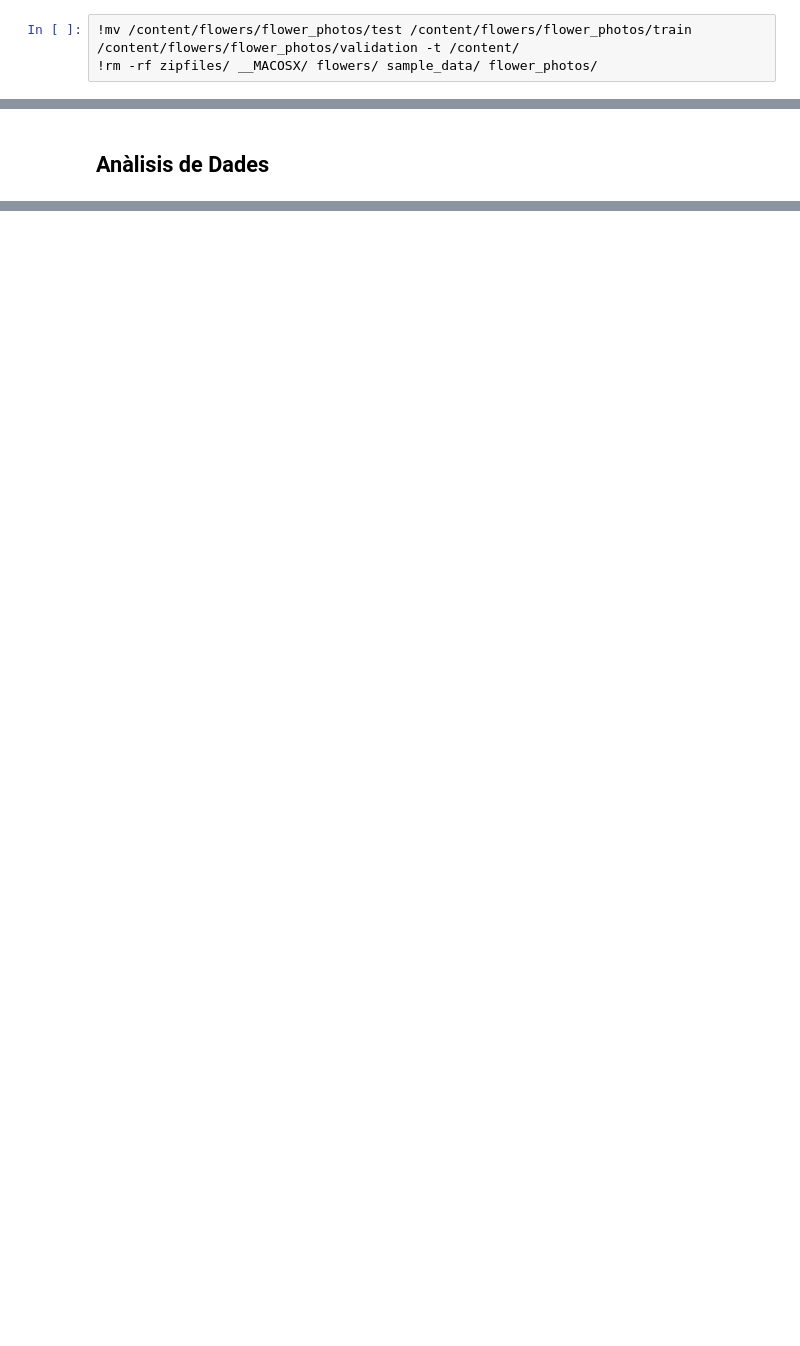
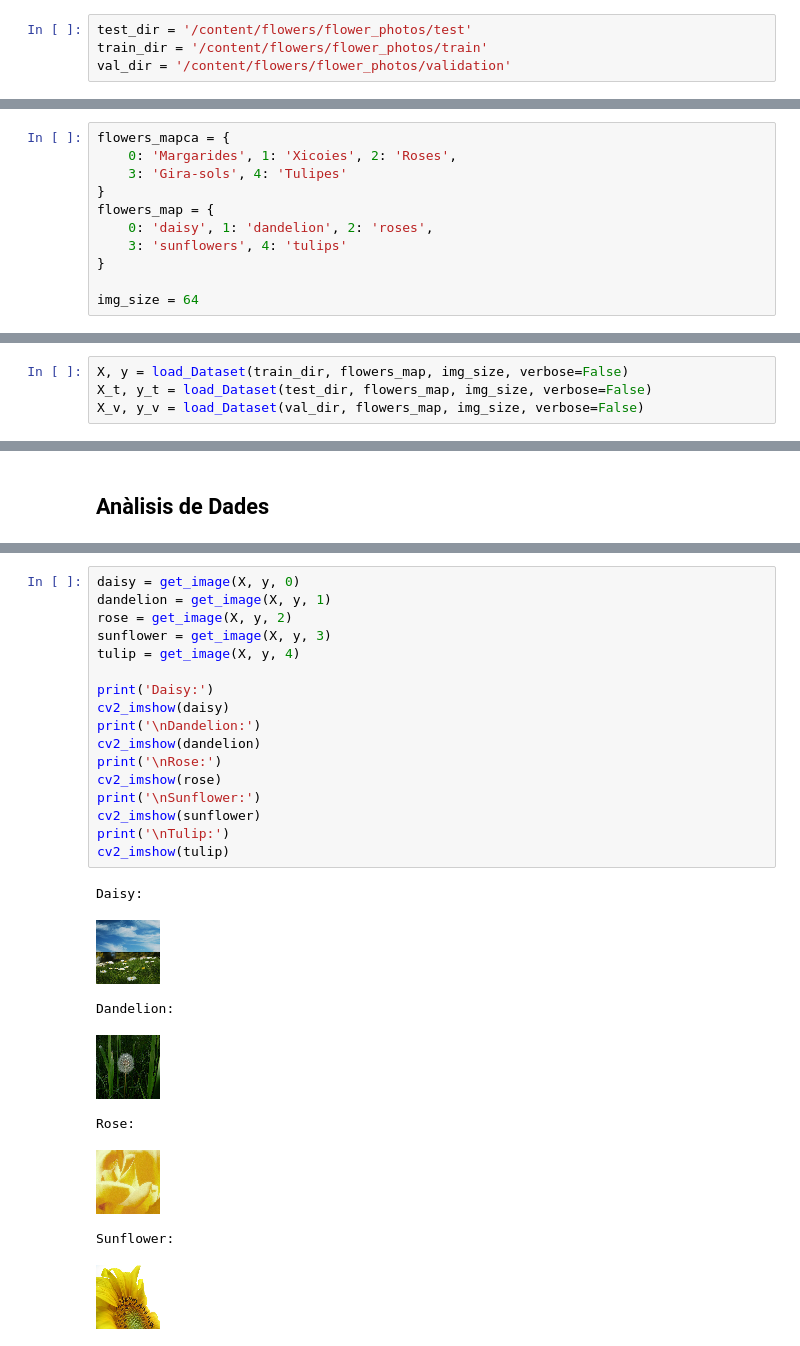
Before and after one commit to josep29/TDR, a Jupyter notebook: Flowers_class.ipynb, the cells around one changed output, grey strips where cells are left out. Drawn from its saved outputs; the diff is of its cells as text; blank space fills up the shorter version.

```diff
--- a/Flowers_class.ipynb
+++ b/Flowers_class.ipynb
@@ -62,3 +141,4 @@ unzip:  cannot find or open /content/zipfiles/flowers.zip, /content/zipfiles/flo
 # %%
-!mv /content/flowers/flower_photos/test /content/flowers/flower_photos/train /content/flowers/flower_photos/validation -t /content/
-!rm -rf zipfiles/ __MACOSX/ flowers/ sample_data/ flower_photos/
+test_dir = '/content/flowers/flower_photos/test'
+train_dir = '/content/flowers/flower_photos/train'
+val_dir = '/content/flowers/flower_photos/validation'
@@ -241,0 +147,11 @@ data_count = data_count(data_dir)
+# %%
+flowers_mapca = {
+    0: 'Margarides', 1: 'Xicoies', 2: 'Roses',
+    3: 'Gira-sols', 4: 'Tulipes'
+}
+flowers_map = {
+    0: 'daisy', 1: 'dandelion', 2: 'roses',
+    3: 'sunflowers', 4: 'tulips'
+}
+
+img_size = 64
@@ -241,0 +160,4 @@ data_count = data_count(data_dir)
+# %%
+X, y = load_Dataset(train_dir, flowers_map, img_size, verbose=False)
+X_t, y_t = load_Dataset(test_dir, flowers_map, img_size, verbose=False)
+X_v, y_v = load_Dataset(val_dir, flowers_map, img_size, verbose=False)
@@ -368,0 +343,26 @@ model.compile(optimizer='adam',
+# %%
+daisy = get_image(X, y, 0)
+dandelion = get_image(X, y, 1)
+rose = get_image(X, y, 2)
+sunflower = get_image(X, y, 3)
+tulip = get_image(X, y, 4)
+
+print('Daisy:')
+cv2_imshow(daisy)
+print('\nDandelion:')
+cv2_imshow(dandelion)
+print('\nRose:')
+cv2_imshow(rose)
+print('\nSunflower:')
+cv2_imshow(sunflower)
+print('\nTulip:')
+cv2_imshow(tulip)
+# %% [output]
+Daisy:
+[figure, added]
+Dandelion:
+[figure, added]
+Rose:
+[figure, added]
+Sunflower:
+[figure, added]
```
Also changed, not shown: parts of 143 cells of this notebook.
